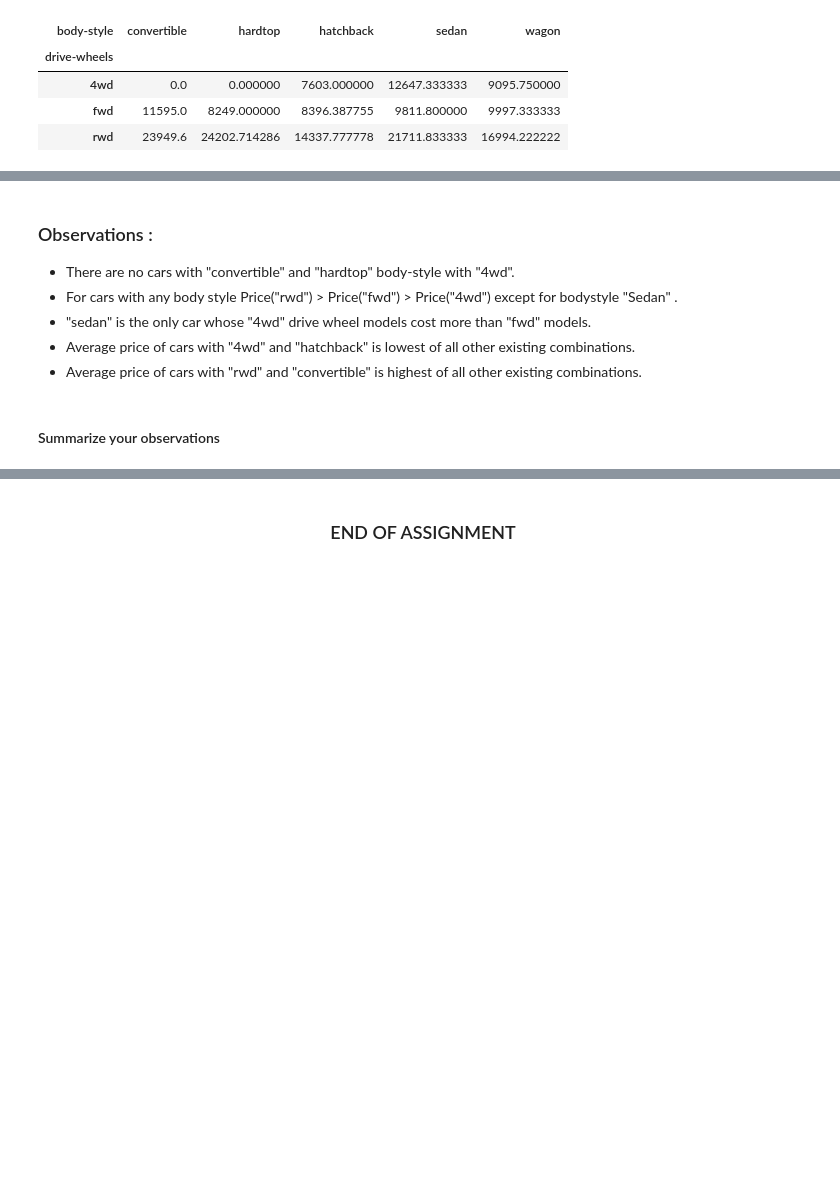
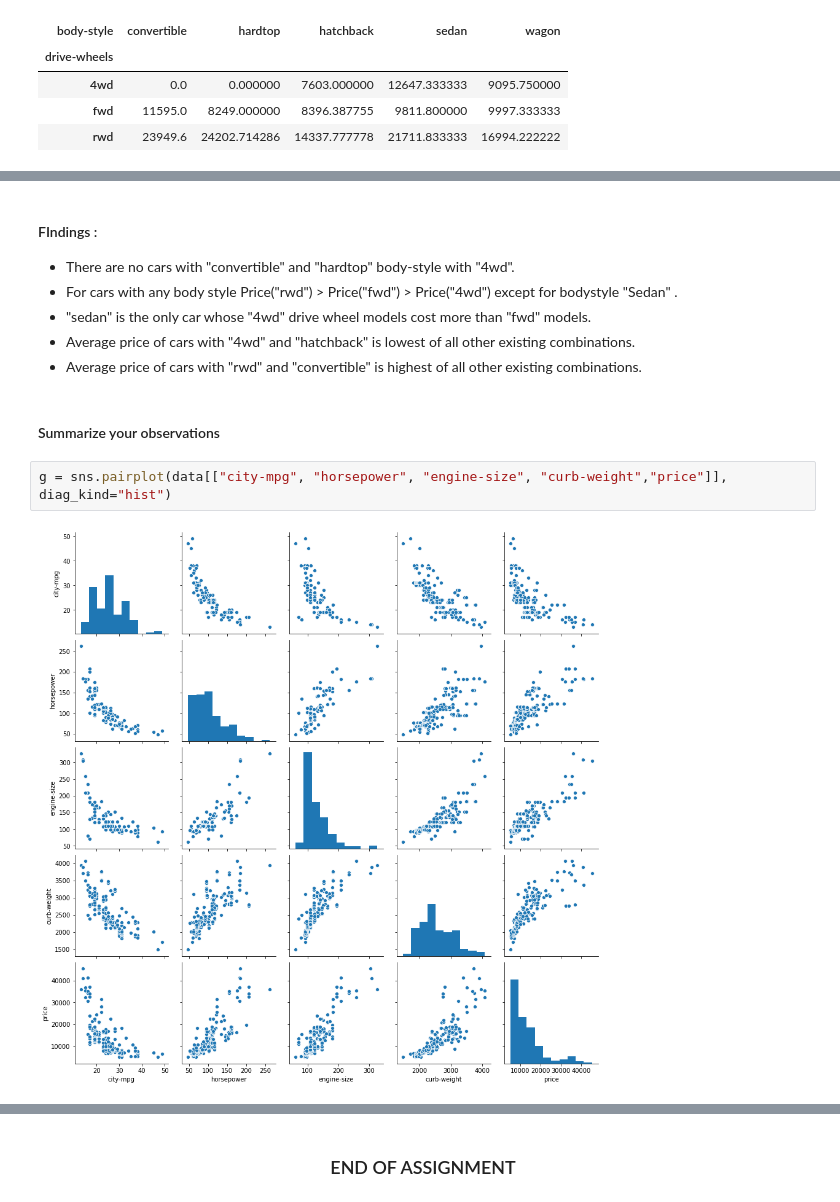
Before and after one commit to guptha23/machine_learning_assignment, a Jupyter notebook: dvi-a2-ps3-wb.ipynb, the cells around one changed output, grey strips where cells are left out. Drawn from its saved outputs; the diff is of its cells as text; blank space fills up the shorter version.

Commit message:
added minimal observations

```diff
--- a/dvi-a2-ps3-wb.ipynb
+++ b/dvi-a2-ps3-wb.ipynb
@@ -436,5 +436,5 @@ plt.show()
 # %% [markdown]
-### Observations :
+#### FIndings :
 * There are no cars with "convertible" and "hardtop" body-style with "4wd".
 * For cars with any body style Price("rwd") > Price("fwd") > Price("4wd") except for bodystyle "Sedan" .
 * "sedan" is the only car whose "4wd" drive wheel models cost more than "fwd" models.
@@ -442,3 +442,7 @@ plt.show()
 * Average price of cars with "rwd" and "convertible" is highest of all other existing combinations.
 # %% [markdown]
 #### Summarize your observations
+# %%
+g = sns.pairplot(data[["city-mpg", "horsepower", "engine-size", "curb-weight","price"]], diag_kind="hist")
+# %% [output]
+[figure, added]
```
Also changed, not shown: parts of 8 cells of this notebook.
